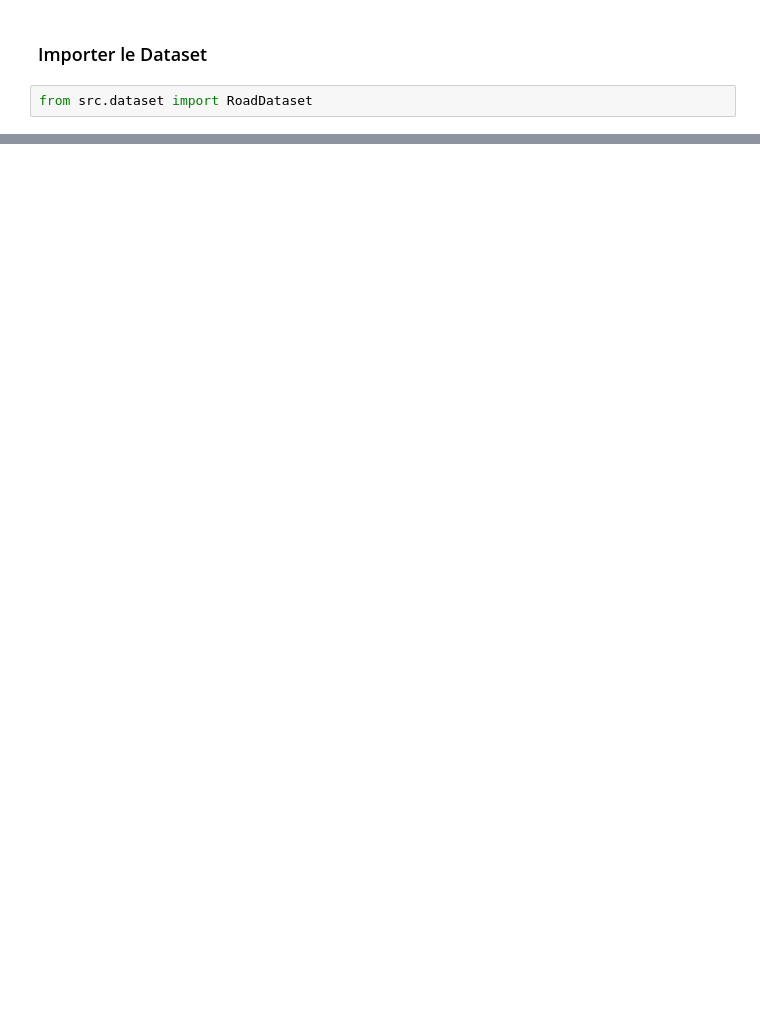
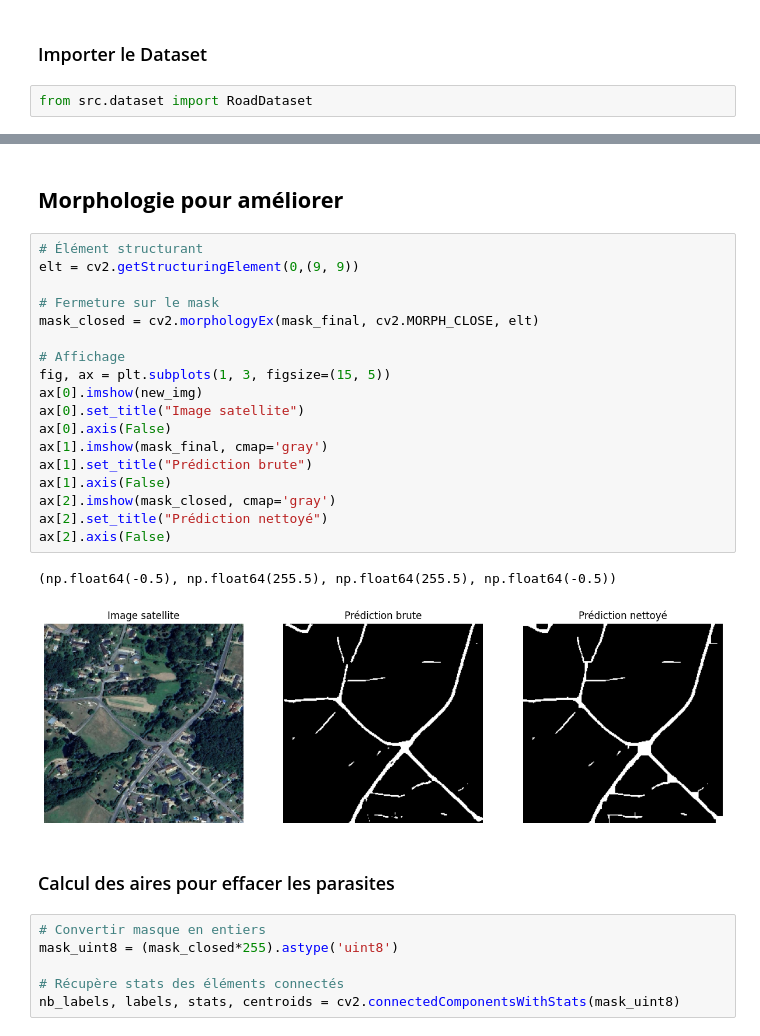
Before and after one commit to Nathan-Houel/Road-Extraction, a Jupyter notebook: Exploration.ipynb, the cells around one changed output, grey strips where cells are left out. Drawn from its saved outputs; the diff is of its cells as text; blank space fills up the shorter version.

```diff
--- a/Exploration.ipynb
+++ b/Exploration.ipynb
@@ -49,0 +243,31 @@ Image : torch.Size([3, 1024, 1024]) | Mask : torch.Size([1, 1024, 1024])
+# %% [markdown]
+## **Morphologie pour améliorer**
+# %%
+# Élément structurant
+elt = cv2.getStructuringElement(0,(9, 9))
+
+# Fermeture sur le mask
+mask_closed = cv2.morphologyEx(mask_final, cv2.MORPH_CLOSE, elt)
+
+# Affichage
+fig, ax = plt.subplots(1, 3, figsize=(15, 5))
+ax[0].imshow(new_img)
+ax[0].set_title("Image satellite")
+ax[0].axis(False)
+ax[1].imshow(mask_final, cmap='gray')
+ax[1].set_title("Prédiction brute")
+ax[1].axis(False)
+ax[2].imshow(mask_closed, cmap='gray')
+ax[2].set_title("Prédiction nettoyé")
+ax[2].axis(False)
+# %% [output]
+(np.float64(-0.5), np.float64(255.5), np.float64(255.5), np.float64(-0.5))
+[figure, added]
+# %% [markdown]
+### Calcul des aires pour effacer les parasites
+# %%
+# Convertir masque en entiers
+mask_uint8 = (mask_closed*255).astype('uint8')
+
+# Récupère stats des éléments connectés
+nb_labels, labels, stats, centroids = cv2.connectedComponentsWithStats(mask_uint8)
```
Also changed, not shown: parts of 23 cells of this notebook.
